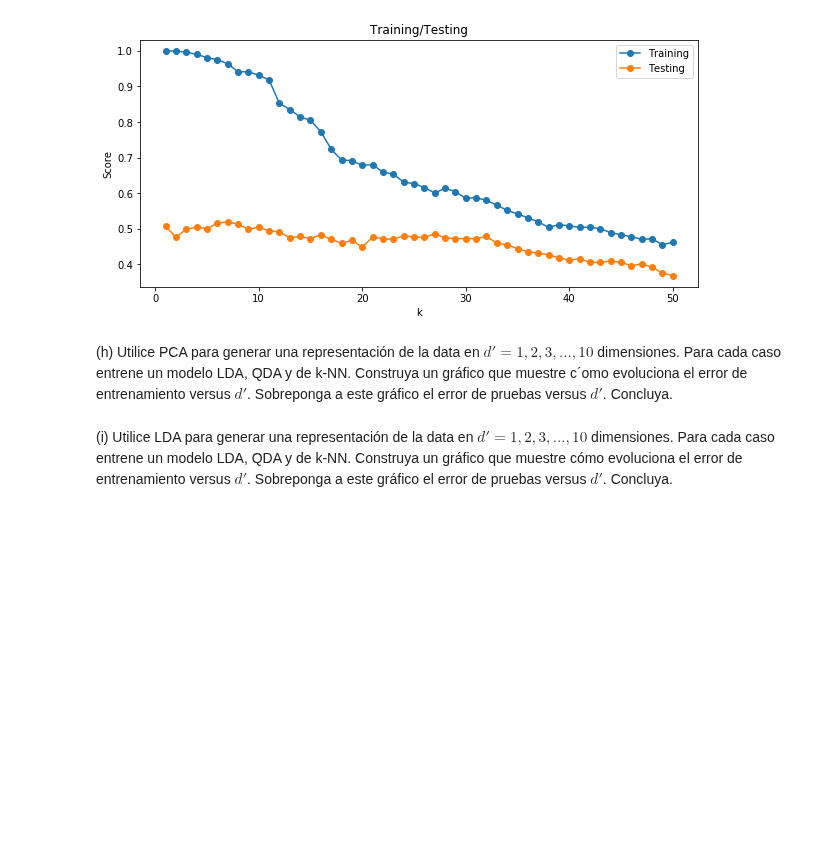
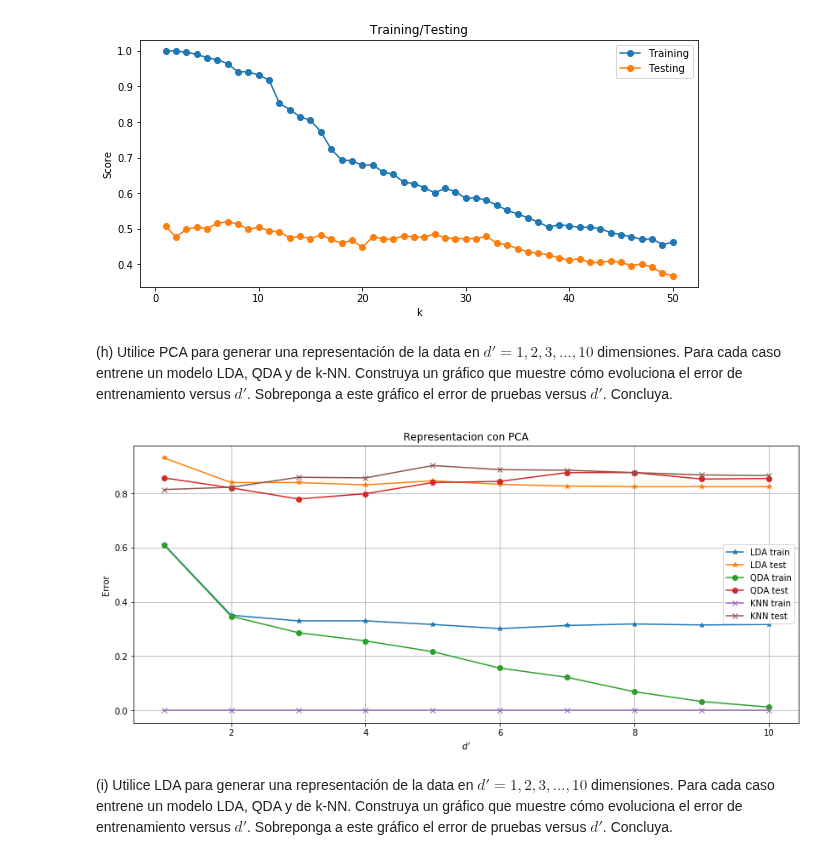
Before and after one commit to dsanmartin/INF578-HW, a Jupyter notebook: 2/Tarea2-ML.ipynb, the cells around one changed output. Cells and saved outputs as stored; diff of their text form; code cells hidden in the pictures; blank space fills up the shorter version.

```diff
--- a/2/Tarea2-ML.ipynb
+++ b/2/Tarea2-ML.ipynb
@@ -142,6 +181,52 @@ plt.show()
 -----KNN-----
 [figure]
 # %% [markdown]
-(h) Utilice PCA para generar una representación de la data en $d'= 1, 2, 3, ... , 10$ dimensiones. Para cada caso entrene un modelo LDA, QDA y de k-NN. Construya un gráfico que muestre c´omo evoluciona el error de entrenamiento versus $d'$. Sobreponga a este gráfico el error de pruebas versus $d'$. Concluya.
+(h) Utilice PCA para generar una representación de la data en $d'= 1, 2, 3, ... , 10$ dimensiones. Para cada caso entrene un modelo LDA, QDA y de k-NN. Construya un gráfico que muestre cómo evoluciona el error de entrenamiento versus $d'$. Sobreponga a este gráfico el error de pruebas versus $d'$. Concluya.
+# %%
+lda_train = np.zeros(10)
+lda_test = np.zeros(10)
+qda_train = np.zeros(10)
+qda_test = np.zeros(10)
+knn_train = np.zeros(10)
+knn_test = np.zeros(10)
+
+
+for d in range(1, 11):
+    sklearn_pca = PCA(n_components=d)
+    Xtrain_pca = sklearn_pca.fit_transform(X_std)
+    Xtest_pca = sklearn_pca.fit_transform(X_std_test)
+
+    lda_model = LinearDiscriminantAnalysis()
+    lda_model.fit(Xtrain_pca,y)
+    lda_train[d-1] = lda_model.score(Xtrain_pca, y)
+    lda_test[d-1] = lda_model.score(Xtest_pca, ytest)
+
+    qda_model = QuadraticDiscriminantAnalysis()
+    qda_model.fit(Xtrain_pca, y)
+    qda_train[d-1] = qda_model.score(Xtrain_pca, y)
+    qda_test[d-1] = qda_model.score(Xtest_pca, ytest)
+
+    c = 1
+    knn_model = KNeighborsClassifier(n_neighbors=c)
+    knn_model.fit(Xtrain_pca, y)
+    knn_train[d-1] = knn_model.score(Xtrain_pca, y)
+    knn_test[d-1] = knn_model.score(Xtest_pca, ytest)
+# %%
+plt.figure(figsize=(14, 6))
+D = np.arange(1, 11)
+plt.plot(D, 1 - lda_train, marker="*", label="LDA train")
+plt.plot(D, 1 - lda_test, marker="*", label="LDA test")
+plt.plot(D, 1 - qda_train, marker="o", label="QDA train")
+plt.plot(D, 1 - qda_test, marker="o", label="QDA test")
+plt.plot(D, 1 - knn_train, marker="x", label="KNN train")
+plt.plot(D, 1 - knn_test, marker="x", label="KNN test")
+plt.title("Representacion con PCA")
+plt.xlabel(r"$d'$")
+plt.ylabel("Error")
+plt.legend()
+plt.grid(True)
+plt.show()
+# %% [output]
+[figure, added]
 # %% [markdown]
 (i) Utilice LDA para generar una representación de la data en $d'= 1, 2, 3, ..., 10$ dimensiones. Para cada caso entrene un modelo LDA, QDA y de k-NN. Construya un gráfico que muestre cómo evoluciona el error de entrenamiento versus $d'$. Sobreponga a este gráfico el error de pruebas versus $d'$. Concluya.
```
Also changed, not shown: parts of 10 cells of this notebook, 2 other files.
